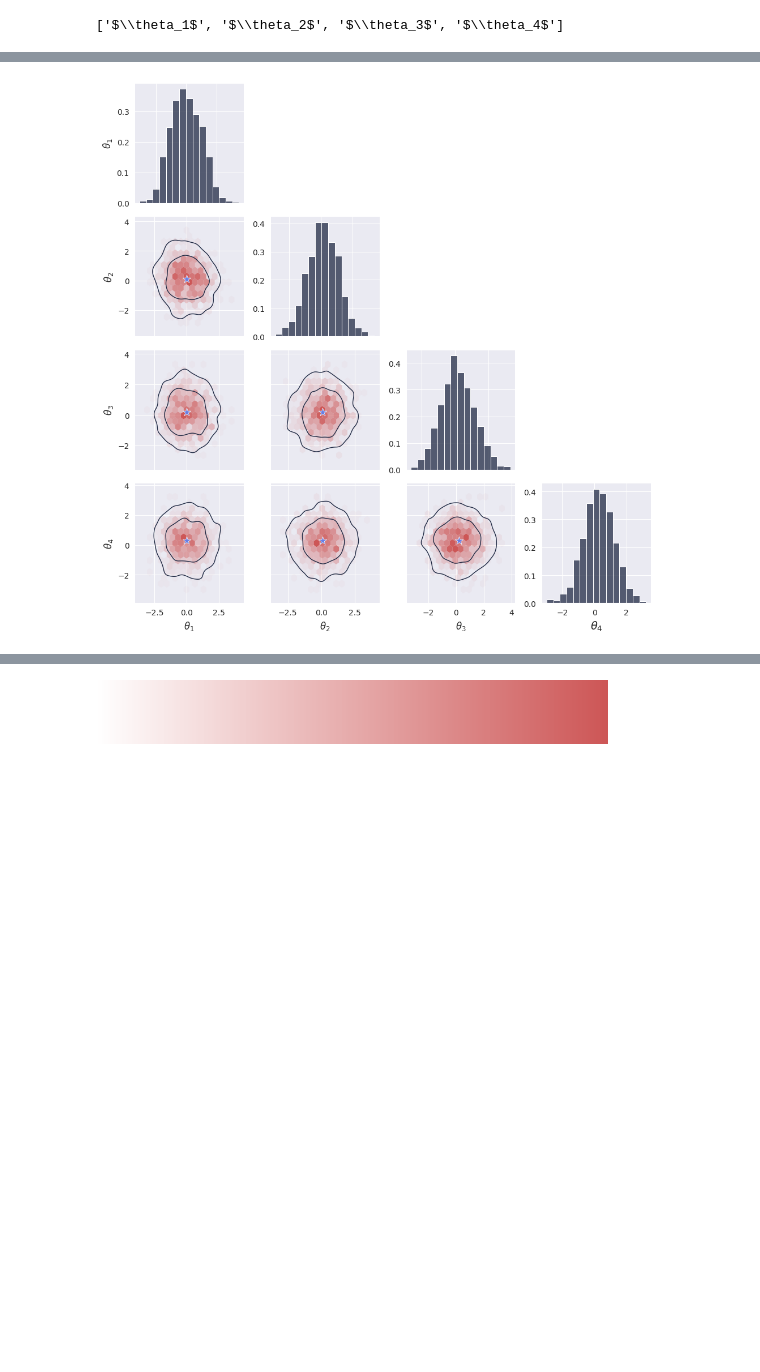
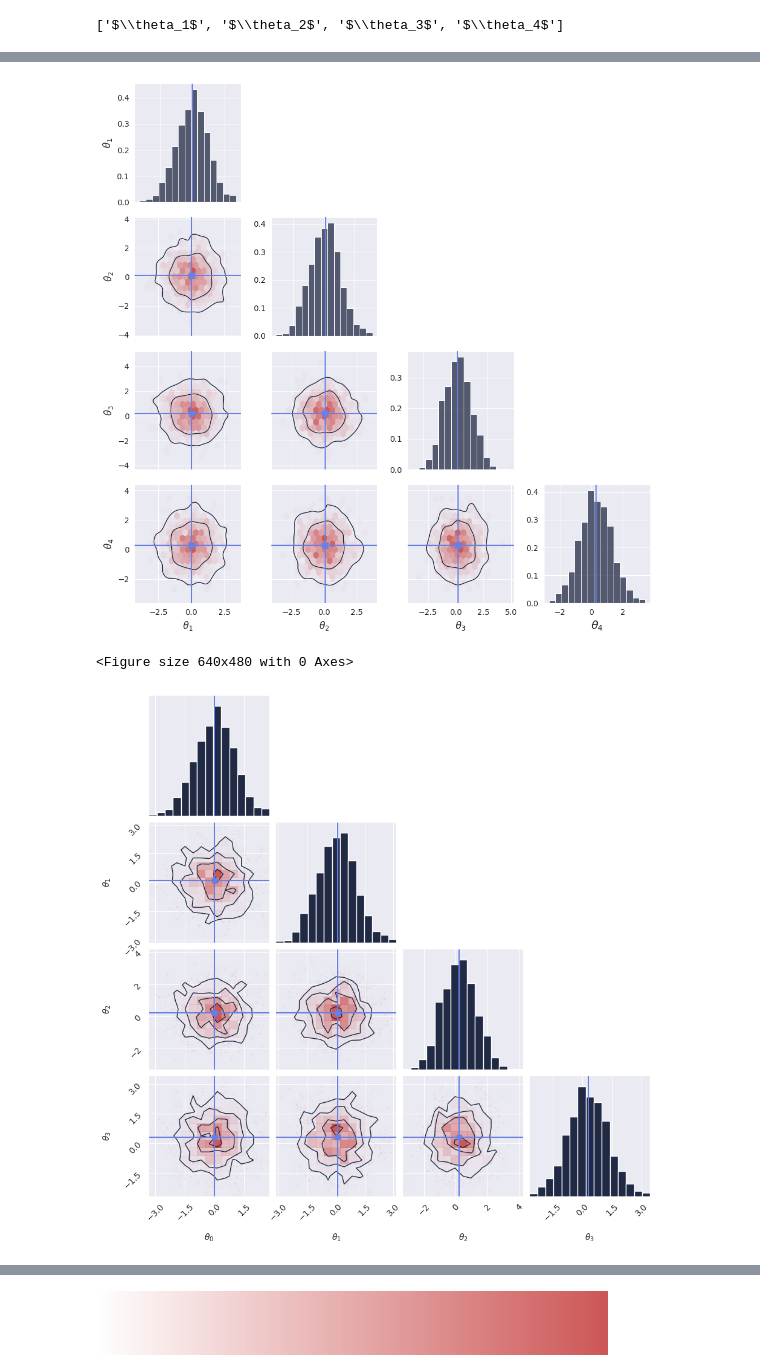
Before and after one commit to aurelio-amerio/gen-sbi, a Jupyter notebook: test_plotting.ipynb, the cells around one changed output, grey strips where cells are left out. Drawn from its saved outputs; the diff is of its cells as text; code cells hidden in the pictures; blank space fills up the shorter version.

Commit message:
updated plotting code

```diff
--- a/test_plotting.ipynb
+++ b/test_plotting.ipynb
@@ -37,5 +37,13 @@ array([[ 2.67501884, -0.39849376],
 # %%
-plot_marginals(data ,true_param=true_param)
+plot_marginals(data, true_param=true_param)
 plt.show()
+
+plot_marginals(data, true_param=true_param, use_corner=True)
+plt.show()
+
+plot_marginals(data[:, :2], true_param=true_param)
+plt.show()
 # %% [output]
-[figure, old version]
+[figure, new version]
+<Figure size 640x480 with 0 Axes>
+[figure, added]
```
Also changed, not shown: parts of 6 cells of this notebook, 1 other file.
